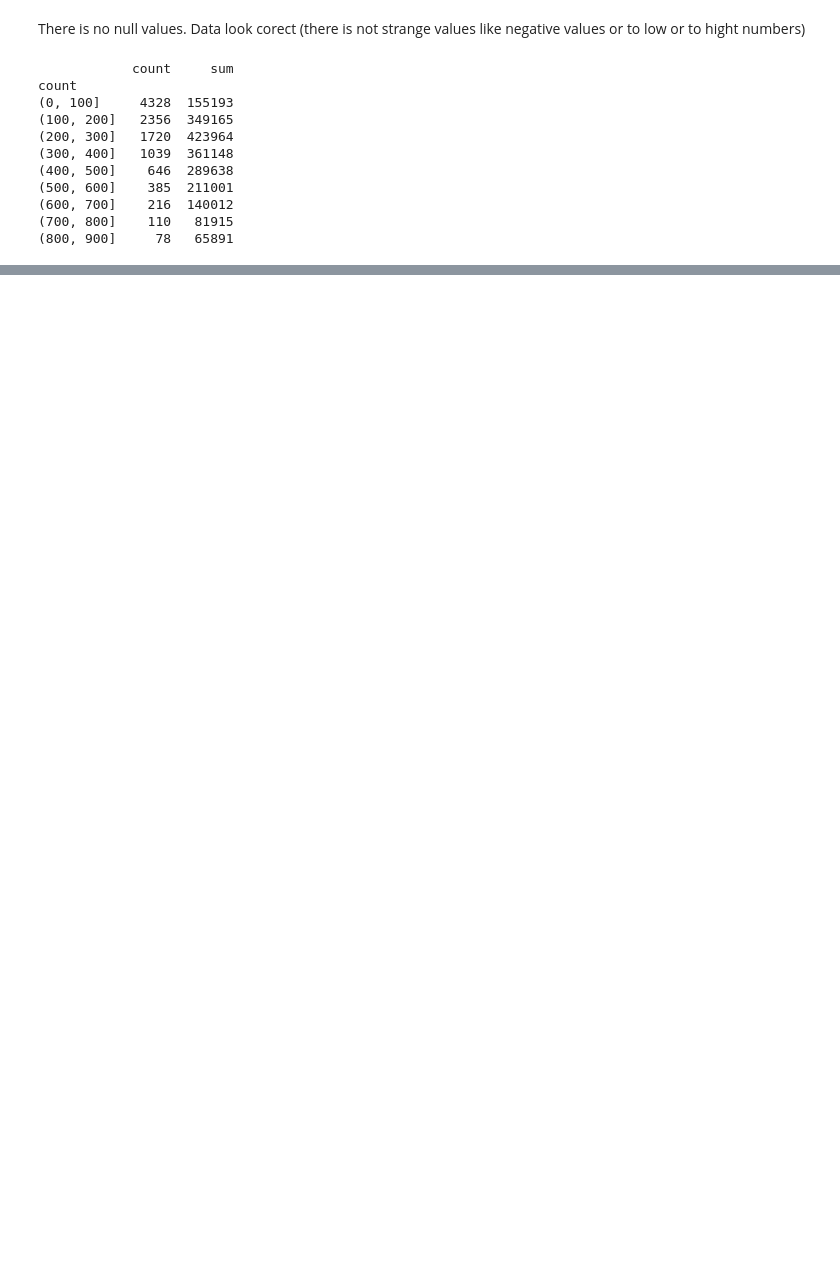
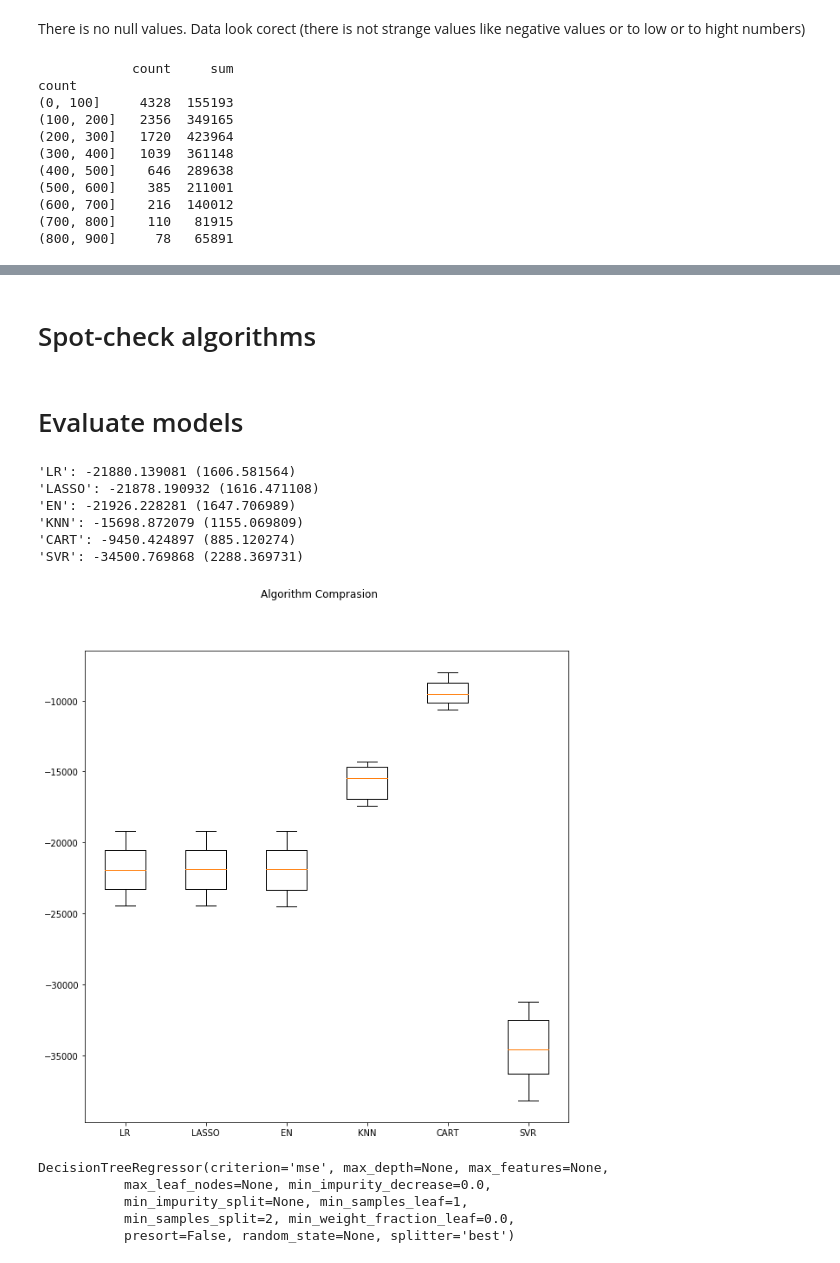
Before and after one commit to Moribund7/Bike_Sharing_Demand, a Jupyter notebook: model.ipynb, the cells around one changed output, grey strips where cells are left out. Drawn from its saved outputs; the diff is of its cells as text; code cells hidden in the pictures; blank space fills up the shorter version.

Commit message:
Add first model

```diff
--- a/model.ipynb
+++ b/model.ipynb
@@ -150 +172,4 @@ plt.show()
+# %%
+dataset['datetime'] = dataset['datetime'].dt.hour
+dataset=dataset.drop(columns=['registered','casual'])
 # %% [markdown]
@@ -171,0 +219,15 @@ X_train,X_validation,Y_train,Y_validation = train_test_split(X,Y,test_size=valid
+# %%
+num_folds=10
+scoring='neg_mean_squared_error'
+# %% [markdown]
+# Spot-check algorithms
+# %%
+models=[]
+models.append(('LR',LinearRegression()))
+models.append(('LASSO',Lasso()))
+models.append(('EN',ElasticNet()))
+models.append(('KNN',KNeighborsRegressor()))
+models.append(('CART',DecisionTreeRegressor()))
+models.append(('SVR',SVR()))
+# %% [markdown]
+# Evaluate models
@@ -171,0 +237,35 @@ X_train,X_validation,Y_train,Y_validation = train_test_split(X,Y,test_size=valid
+# %%
+results=[]
+names=[]
+for name, model in models:
+    kfold=KFold(n_splits=num_folds,random_state=seed)
+    cv_results=cross_val_score(model,X_train,Y_train,cv=kfold,scoring=scoring)
+    results.append(cv_results)
+    names.append(name)
+    message="%a: %f (%f)" % (name,cv_results.mean(),cv_results.std())
+    print(message)
+# %% [output]
+'LR': -21880.139081 (1606.581564)
+'LASSO': -21878.190932 (1616.471108)
+'EN': -21926.228281 (1647.706989)
+'KNN': -15698.872079 (1155.069809)
+'CART': -9450.424897 (885.120274)
+'SVR': -34500.769868 (2288.369731)
+# %%
+fig=plt.figure()
+fig.suptitle('Algorithm Comprasion')
+ax=fig.add_subplot(111)
+plt.boxplot(results)
+ax.set_xticklabels(names)
+plt.show()
+# %% [output]
+[figure, added]
+# %%
+model=DecisionTreeRegressor()
+model.fit(X=X_train,y=Y_train)
+# %% [output]
+DecisionTreeRegressor(criterion='mse', max_depth=None, max_features=None,
+           max_leaf_nodes=None, min_impurity_decrease=0.0,
+           min_impurity_split=None, min_samples_leaf=1,
+           min_samples_split=2, min_weight_fraction_leaf=0.0,
+           presort=False, random_state=None, splitter='best')
```
Also changed, not shown: parts of 24 cells of this notebook.
